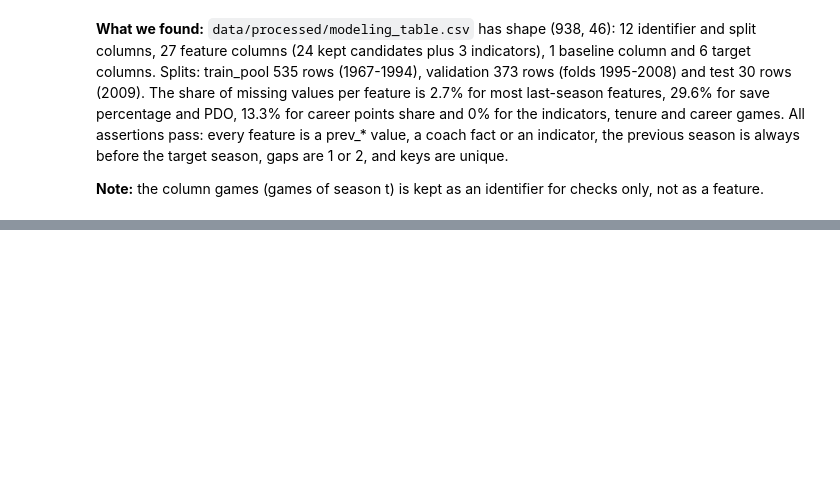
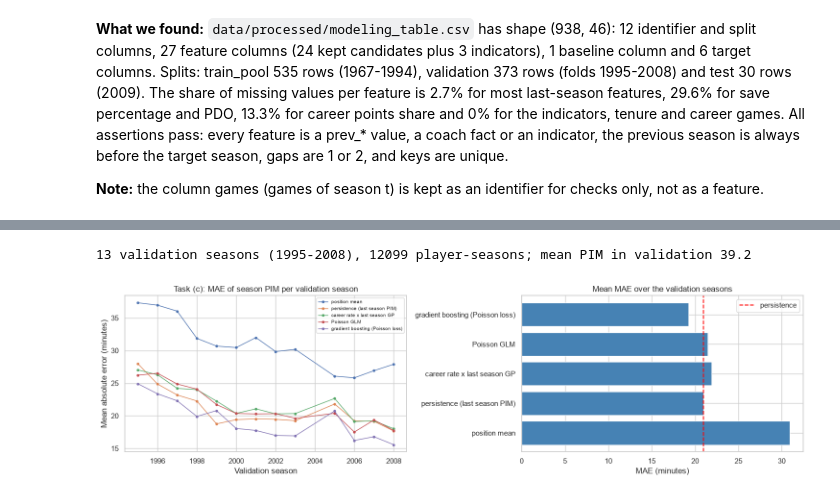
Before and after one commit to AmirMasnavi/hockey-season-prediction, a Jupyter notebook: notebooks/1_eda.ipynb, the cells around one changed output, grey strips where cells are left out. Cells and saved outputs as stored; diff of their text form; code cells hidden in the pictures; blank space fills up the shorter version.

```diff
--- a/notebooks/1_eda.ipynb
+++ b/notebooks/1_eda.ipynb
@@ -2193,0 +2472,52 @@ Rows per split: {'train_pool': 535, 'validation': 373, 'test': 30} | validation
+# %%
+from sklearn.linear_model import PoissonRegressor
+from sklearn.ensemble import HistGradientBoostingRegressor
+from sklearn.metrics import mean_absolute_error
+
+# Rolling origin as in 3.9: for each validation season 1995-2008, train on all earlier seasons from 1967
+def fallback(tr, te):
+    # Players without a previous season get the training mean of players without one, by position
+    m = tr[tr['has_prev_player'] == 0].groupby('pos_group')['target_pim'].mean()
+    return te['pos_group'].map(m).fillna(tr['target_pim'].mean())
+
+pim_models = {
+    'position mean': lambda tr, te: te['pos_group'].map(tr.groupby('pos_group')['target_pim'].mean()),
+    'persistence (last season PIM)': lambda tr, te: te['prev_pim'].fillna(fallback(tr, te)),
+    'career rate x last season GP': lambda tr, te: (te['career_pim_pg'] * te['prev_gp']).fillna(fallback(tr, te)),
+    'Poisson GLM': lambda tr, te: make_pipeline(SimpleImputer(strategy='median'), StandardScaler(), PoissonRegressor(alpha=1e-3, max_iter=1000))
+                                  .fit(tr[PIM_FEATURES], tr['target_pim']).predict(te[PIM_FEATURES]),
+    'gradient boosting (Poisson loss)': lambda tr, te: HistGradientBoostingRegressor(loss='poisson', learning_rate=0.05, max_iter=300, random_state=0)
+                                  .fit(tr[PIM_FEATURES], tr['target_pim']).predict(te[PIM_FEATURES]),
+}
+pim_val_seasons = sorted(pim_table.loc[pim_table['split'] == 'validation', 'year'].unique())
+rows = []
+for v in pim_val_seasons:
+    tr, te = pim_table[pim_table['year'] < v], pim_table[pim_table['year'] == v]
+    for name, f in pim_models.items():
+        pred = np.asarray(f(tr, te), dtype=float)
+        rows.append({'model': name, 'season': v, 'MAE': mean_absolute_error(te['target_pim'], pred),
+                     'RMSE': np.sqrt(np.mean((te['target_pim'] - pred) ** 2)), 'Spearman': stats.spearmanr(pred, te['target_pim'])[0],
+                     'MAE (had a previous season)': mean_absolute_error(te.loc[te['has_prev_player'] == 1, 'target_pim'], pred[te['has_prev_player'].values == 1]),
+                     'MAE (no previous season)': mean_absolute_error(te.loc[te['has_prev_player'] == 0, 'target_pim'], pred[te['has_prev_player'].values == 0])})
+pim_ps = pd.DataFrame(rows)
+pim_sum = pim_ps.groupby('model', sort=False)[['MAE', 'RMSE', 'Spearman', 'MAE (had a previous season)', 'MAE (no previous season)']].mean()
+per = pim_ps.pivot(index='season', columns='model', values='MAE')
+base = per['persistence (last season PIM)']
+pim_sum['seasons with lower MAE than persistence'] = [int((per[m] < base).sum()) for m in pim_sum.index]
+pim_sum['Wilcoxon p vs persistence (MAE)'] = [np.nan if m.startswith('persistence') else stats.wilcoxon(per[m], base).pvalue for m in pim_sum.index]
+display(pim_sum.round(3))
+print(f"{len(pim_val_seasons)} validation seasons ({pim_val_seasons[0]}-{pim_val_seasons[-1]}), "
+      f"{int((pim_table['split'] == 'validation').sum())} player-seasons; mean PIM in validation {pim_table.loc[pim_table['split'] == 'validation', 'target_pim'].mean():.1f}")
+
+fig, ax = plt.subplots(1, 2, figsize=(15, 4.3))
+for name in pim_models:
+    ax[0].plot(per.index, per[name], 'o-', ms=3, lw=1, label=name)
+ax[0].set(title='Task (c): MAE of season PIM per validation season', xlabel='Validation season', ylabel='Mean absolute error (minutes)')
+ax[0].legend(fontsize=7)
+ax[1].barh(pim_sum.index, pim_sum['MAE'], color='steelblue')
+ax[1].axvline(pim_sum.loc['persistence (last season PIM)', 'MAE'], color='red', ls='--', label='persistence')
+ax[1].set(title='Mean MAE over the validation seasons', xlabel='MAE (minutes)')
+ax[1].legend()
+plt.tight_layout()
+plt.show()
+# %% [output]
@@ -2193,0 +2531,2 @@ Rows per split: {'train_pool': 535, 'validation': 373, 'test': 30} | validation
+13 validation seasons (1995-2008), 12099 player-seasons; mean PIM in validation 39.2
+[figure, added]
```
Also changed, not shown: parts of 20 cells of this notebook, 7 other files.
